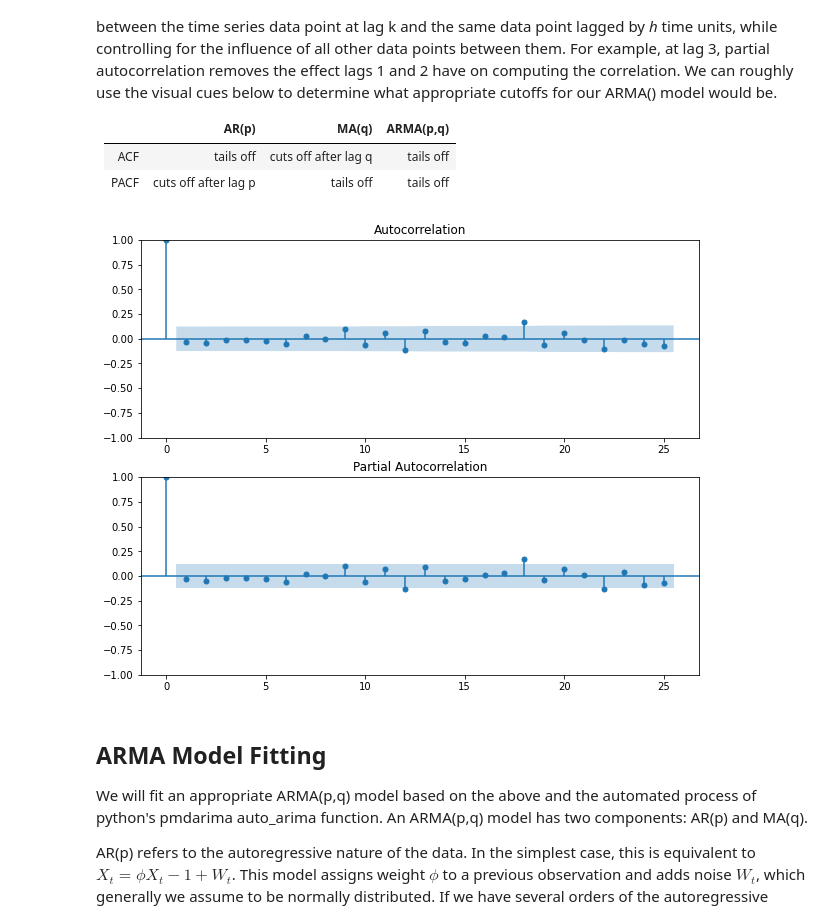
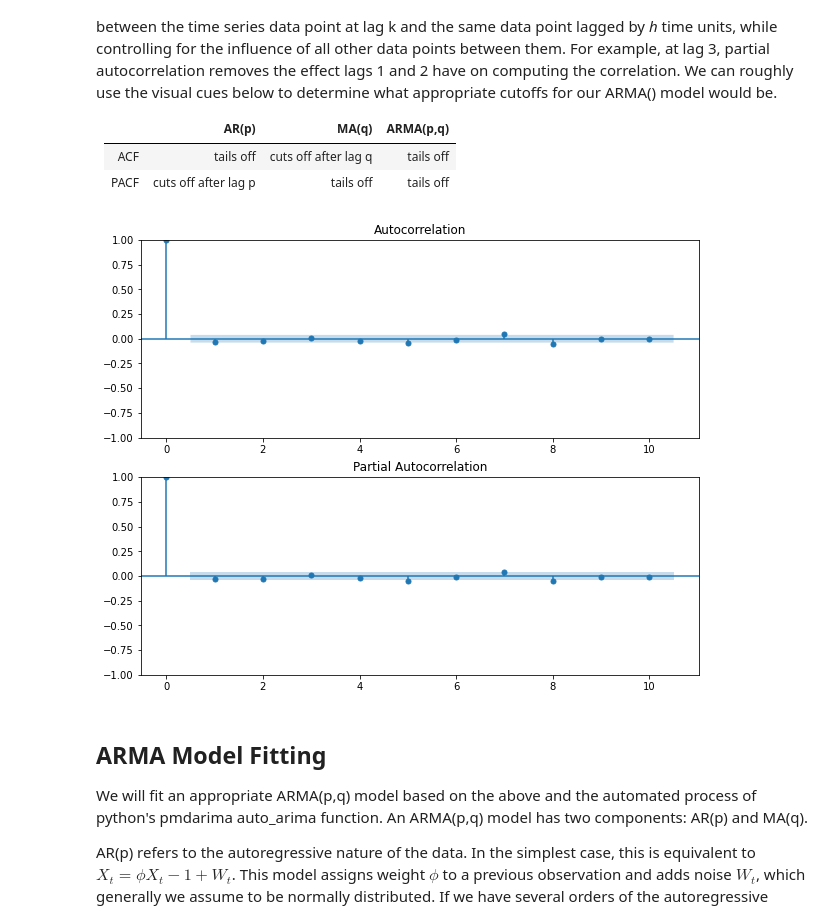
Before and after one commit to danielherrerahsph/SPYtimeseries, a Jupyter notebook: data_pull.ipynb, the cells around one changed output. Saved outputs shown, nothing was run; the diff lists cells and outputs as text; code cells hidden in the pictures.

Commit message:
chore: add diagnostic plots

```diff
--- a/data_pull.ipynb
+++ b/data_pull.ipynb
@@ -20,7 +21,8 @@ We can use the yfinance package in python which uses Yahoo's publicly available
 Below we use the period and interval to define how far back we want the data and at what intervals from that period to current we want the data. Otherwise, we could also define start and end instead of period.
 # %%
 spy = yf.Ticker("SPY")
-hist = spy.history(period = "1y", interval= "1d")
+# hist = spy.history(period = "1y", interval= "1d")
+hist = spy.history(start = "2010-01-04", end = "2020-02-01")
 df = pd.DataFrame(hist, columns=['Close'])
 df.head
 # %% [output]
@@ -139,14 +139,14 @@ PACF is the partial autocorrelation of lag h. The partial autocorrelation at lag
 # %%
 # Plot ACF and PACF
 diff_ts = df['Close'].diff()[1:]
 diff_ts
 
 fig, (ax1, ax2) = plt.subplots(2, 1, figsize=(10, 8))
-plot_acf(diff_ts, ax=ax1, lags = 25)
-plot_pacf(diff_ts, ax=ax2, lags = 25)
+plot_acf(diff_ts, ax=ax1, lags = 10)
+plot_pacf(diff_ts, ax=ax2, lags = 10)
 plt.show()
 # %% [output]
-[figure, old version]
+[figure, new version]
 # %% [markdown]
 ## ARMA Model Fitting
 
```
Also changed, not shown: parts of 17 cells of this notebook.
